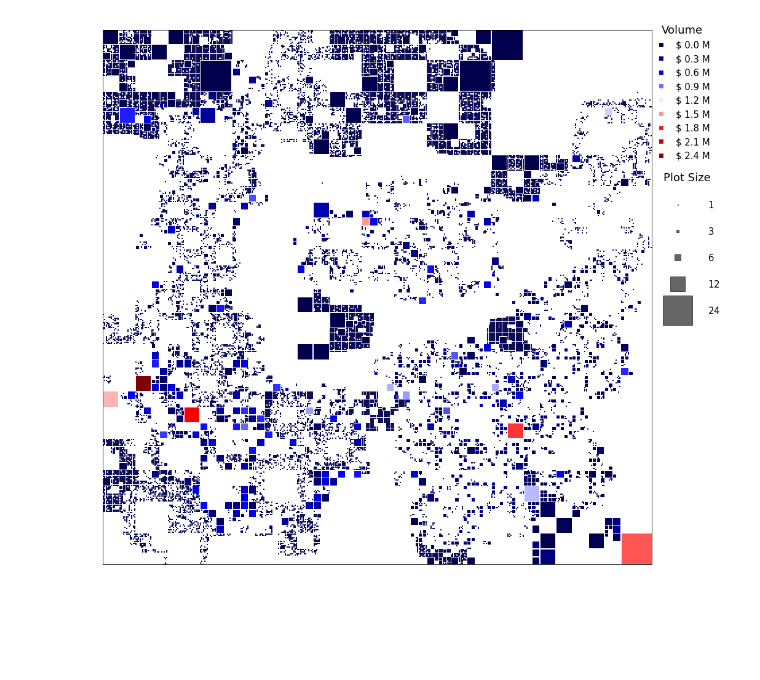
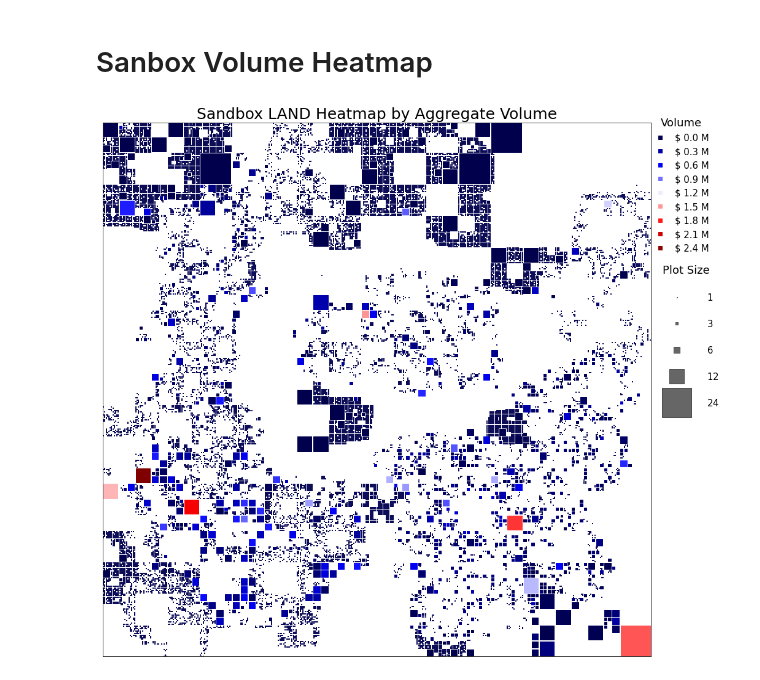
Before and after one commit to rtalamas/sandbox_heatmap, a Jupyter notebook: Sandbox.ipynb, the cells around one changed output. Saved outputs shown, nothing was run; the diff lists cells and outputs as text; code cells hidden in the pictures; blank space fills up the shorter version.

Commit message:
adding title to heatmap png

```diff
--- a/Sandbox.ipynb
+++ b/Sandbox.ipynb
@@ -1,3 +1,5 @@
+# %% [markdown]
+# Sanbox Volume Heatmap
 # %%
 import pandas as pd
 import matplotlib.pyplot as plt
@@ -41,31 +43,32 @@ land_sales_price_grouped['volume_millions'] = land_sales_price_grouped['LAND Pri
 # Heatmap visual
 fig, ax = plt.subplots(figsize=(16, 16))
 scatter = ax.scatter(x=land_sales_price_grouped['new_X'],
                      y=land_sales_price_grouped['new_Y'],
                      s=land_sales_price_grouped['size_scaled'],
                      marker='s',
                      c=land_sales_price_grouped['volume_millions'],
                      cmap='seismic')
 
 kw = dict(fmt="$ {x:.1f} M")
 legend1 = ax.legend(*scatter.legend_elements(**kw),
                     loc="lower left", title="Volume", bbox_to_anchor=(.99, .74),
                     labelspacing=.5, handlelength=1.5, frameon=False, fontsize=15)
 ax.add_artist(legend1)
 plt.setp(legend1.get_title(),fontsize=18)
 handles, labels = scatter.legend_elements(prop="sizes", alpha=0.6)
 labels = ['$\\mathdefault{1}$',
           '$\\mathdefault{3}$',
           '$\\mathdefault{6}$',
           '$\\mathdefault{12}$',
           '$\\mathdefault{24}$']
 legend2 = ax.legend(handles, labels, loc="lower left", title="Plot Size", fontsize=15, bbox_to_anchor=(.99, .45),
                     labelspacing=1.8, handlelength=5, frameon=False)
 plt.setp(legend2.get_title(),fontsize=18)
 ax.set_ylim([0, 407])
 ax.set_xlim([0, 407])
 ax.get_xaxis().set_visible(False)
 ax.get_yaxis().set_visible(False)
+ax.set_title('Sandbox LAND Heatmap by Aggregate Volume', fontsize=25)
 fig.savefig('land_map.png', dpi=300)
 # %% [output]
-[figure, old version]
+[figure, new version]
```
Also changed, not shown: 1 other file.
